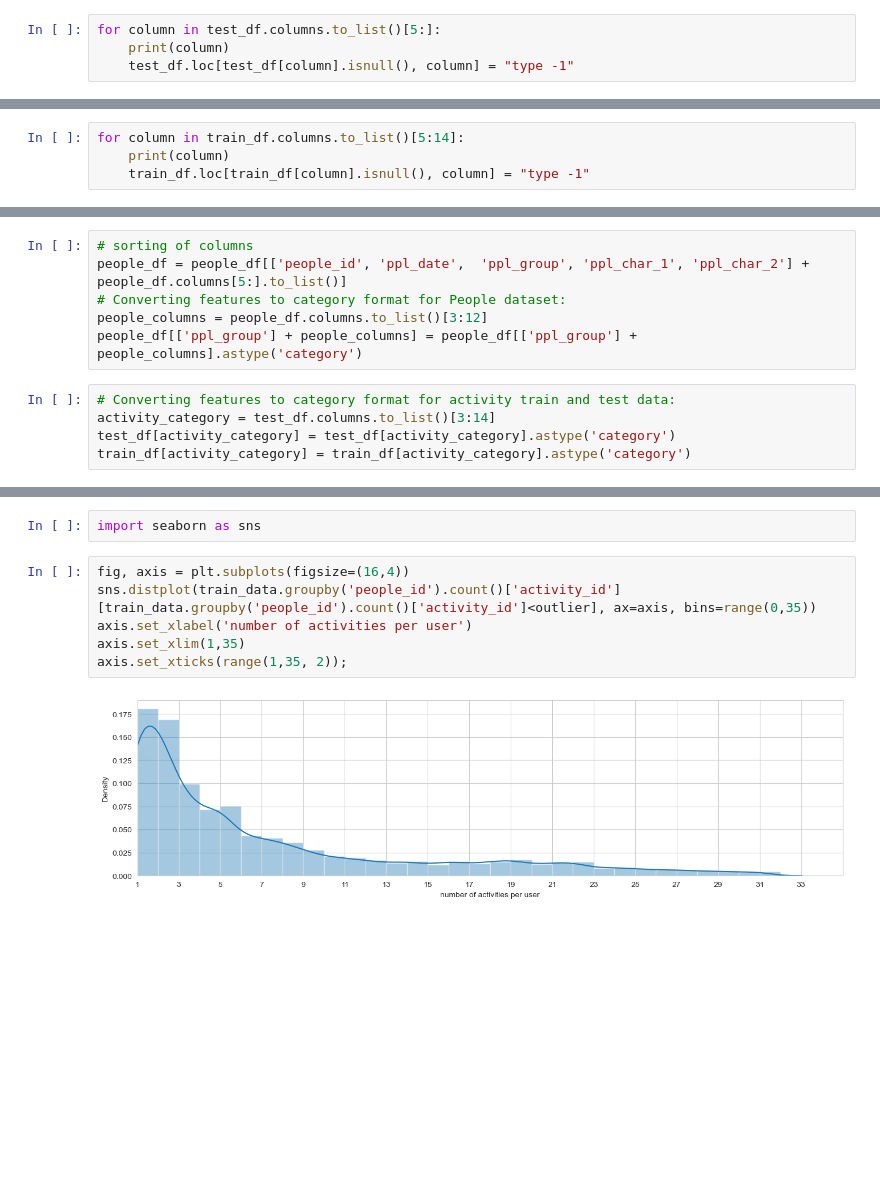
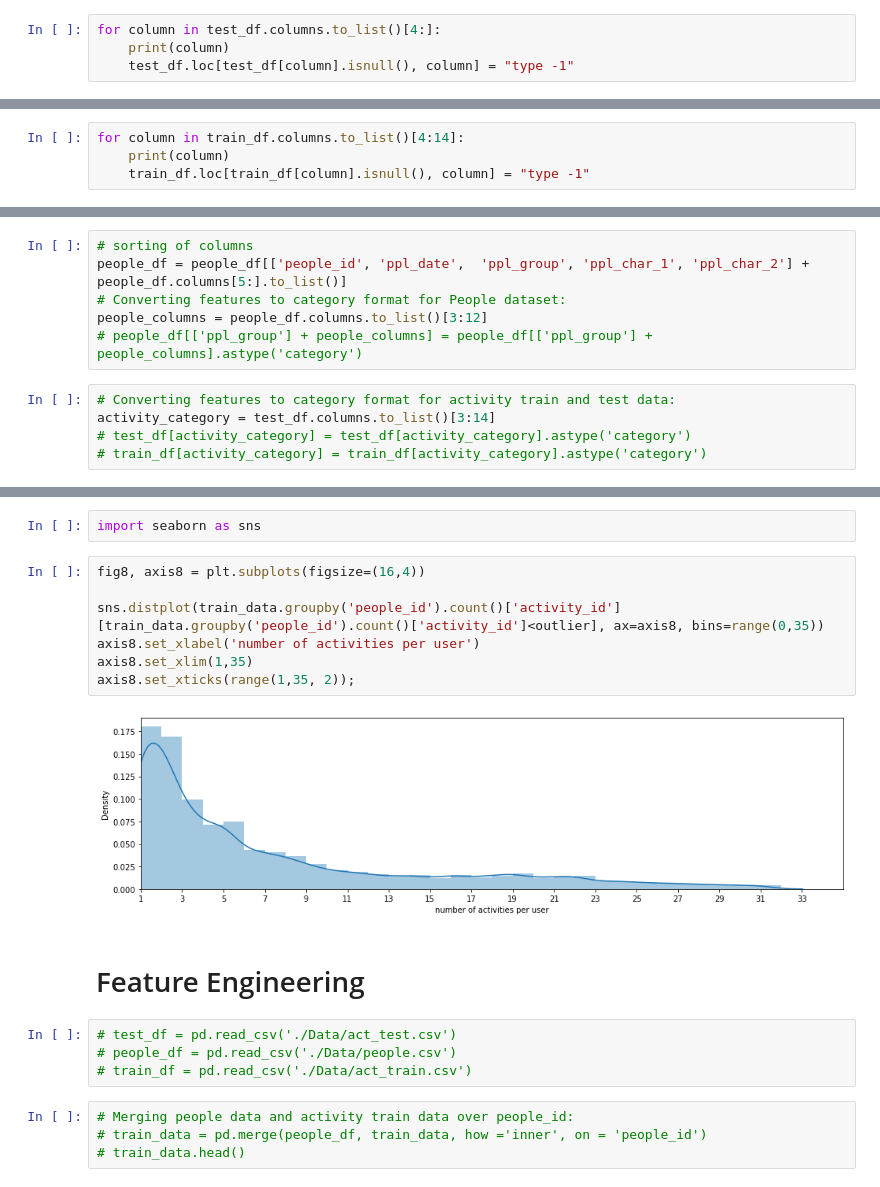
Before and after one commit to HeyIts-RJ/predicting-red-hat-business-value, a Jupyter notebook: final-project.ipynb, the cells around one changed output, grey strips where cells are left out. Saved outputs shown, nothing was run; the diff lists cells and outputs as text; blank space fills up the shorter version.

```diff
--- a/final-project.ipynb
+++ b/final-project.ipynb
@@ -160,7 +180,7 @@ act_char_9                   object
 act_char_10                  object
 dtype: object
 # %%
-for column in test_df.columns.to_list()[5:]:
+for column in test_df.columns.to_list()[4:]:
     print(column)
     test_df.loc[test_df[column].isnull(), column] = "type -1"
 # %% [output]
@@ -174,7 +195,7 @@ act_char_8
 act_char_9
 act_char_10
 # %%
-for column in train_df.columns.to_list()[5:14]:
+for column in train_df.columns.to_list()[4:14]:
     print(column)
     train_df.loc[train_df[column].isnull(), column] = "type -1"
 # %% [output]
@@ -192,10 +214,10 @@ act_char_10
 people_df = people_df[['people_id', 'ppl_date',  'ppl_group', 'ppl_char_1', 'ppl_char_2'] + people_df.columns[5:].to_list()]
 # Converting features to category format for People dataset:
 people_columns = people_df.columns.to_list()[3:12]
-people_df[['ppl_group'] + people_columns] = people_df[['ppl_group'] + people_columns].astype('category')
+# people_df[['ppl_group'] + people_columns] = people_df[['ppl_group'] + people_columns].astype('category')
 # %%
 # Converting features to category format for activity train and test data:
 activity_category = test_df.columns.to_list()[3:14]
-test_df[activity_category] = test_df[activity_category].astype('category')
-train_df[activity_category] = train_df[activity_category].astype('category')
+# test_df[activity_category] = test_df[activity_category].astype('category')
+# train_df[activity_category] = train_df[activity_category].astype('category')
 # %%
@@ -362,10 +411,21 @@ outlier
 # %%
 import seaborn as sns
 # %%
-fig, axis = plt.subplots(figsize=(16,4))
-sns.distplot(train_data.groupby('people_id').count()['activity_id'][train_data.groupby('people_id').count()['activity_id']<outlier], ax=axis, bins=range(0,35))
-axis.set_xlabel('number of activities per user')
-axis.set_xlim(1,35)
-axis.set_xticks(range(1,35, 2));
+fig8, axis8 = plt.subplots(figsize=(16,4))
+
+sns.distplot(train_data.groupby('people_id').count()['activity_id'][train_data.groupby('people_id').count()['activity_id']<outlier], ax=axis8, bins=range(0,35))
+axis8.set_xlabel('number of activities per user')
+axis8.set_xlim(1,35)
+axis8.set_xticks(range(1,35, 2));
 # %% [output]
-[figure, old version]
+[figure, new version]
+# %% [markdown]
+# Feature Engineering
+# %%
+# test_df = pd.read_csv('./Data/act_test.csv')
+# people_df = pd.read_csv('./Data/people.csv')
+# train_df = pd.read_csv('./Data/act_train.csv')
+# %%
+# Merging people data and activity train data over people_id:
+# train_data = pd.merge(people_df, train_data, how ='inner', on = 'people_id')
+# train_data.head()
```
Also changed, not shown: parts of 137 cells of this notebook.
